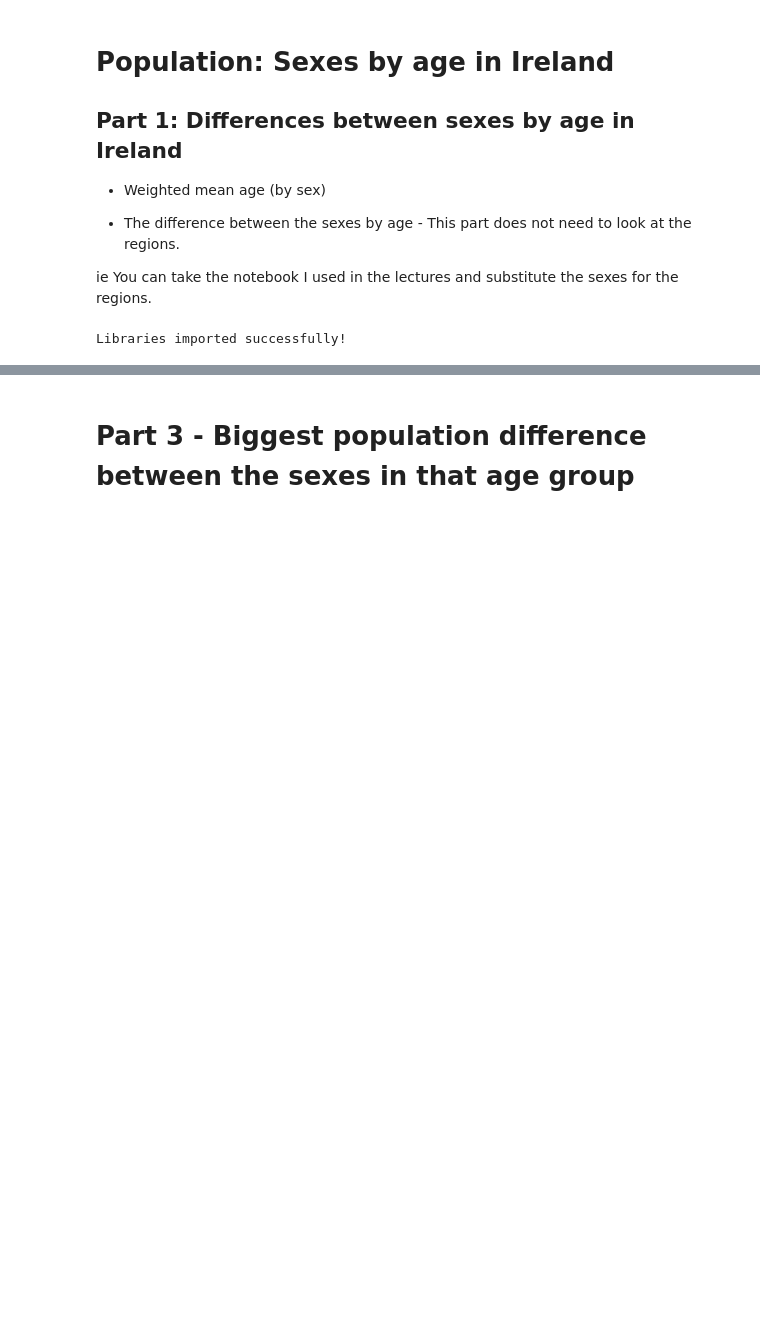
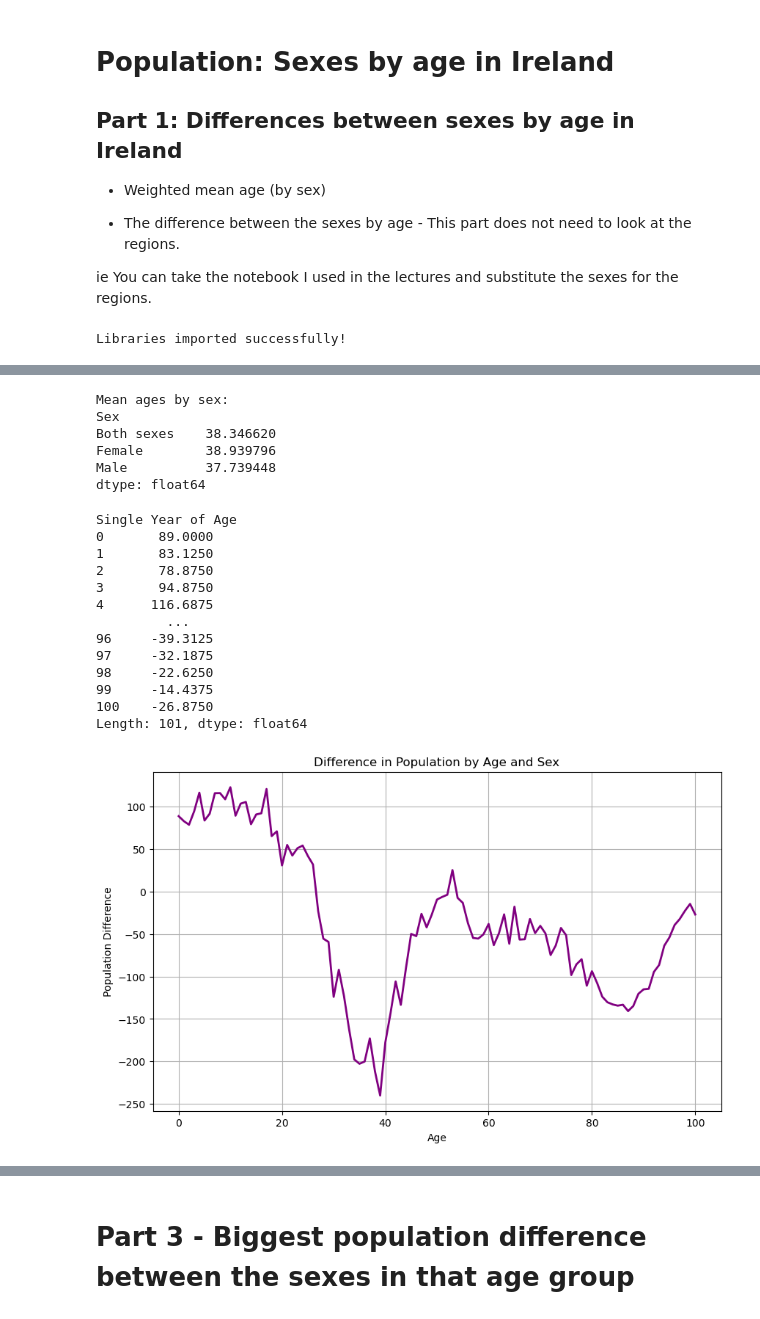
Before and after one commit to marianemcgrath/pfda, a Jupyter notebook: assignment/assignment05_population.ipynb, the cells around one changed output, grey strips where cells are left out. Cells and saved outputs as stored; diff of their text form; code cells hidden in the pictures; blank space fills up the shorter version.

```diff
--- a/assignment/assignment05_population.ipynb
+++ b/assignment/assignment05_population.ipynb
@@ -33,0 +108,46 @@ FileNotFoundError: [Errno 2] No such file or directory: '../../data/cso_populati
+# %%
+# Now, we'll calculate the mean age by sex
+# Using the lambda function to calculate weighted average, where x.index is the age and x.values is the population count
+mean_ages = df_analysis.apply(lambda x: np.average(x.index, weights=x.values))
+
+# Showing the mean ages by sex
+print("Mean ages by sex:")
+print(mean_ages)
+# %% [output]
+Mean ages by sex:
+Sex
+Both sexes    38.346620
+Female        38.939796
+Male          37.739448
+dtype: float64
+# %%
+# And we'll calculate the difference between sexes by age
+age_diff = df_analysis['Male'] - df_analysis['Female']
+
+# Display the age difference data
+display(age_diff)
+
+# Now, we plot the difference in population
+
+plt.figure(figsize=(10, 6))
+plt.plot(age_diff.index, age_diff, marker='', linewidth=2, color='purple')
+plt.title("Difference in Population by Age and Sex")
+plt.xlabel("Age")
+plt.ylabel("Population Difference")
+plt.grid()
+plt.show()
+# %% [output]
+Single Year of Age
+0       89.0000
+1       83.1250
+2       78.8750
+3       94.8750
+4      116.6875
+         ...
+96     -39.3125
+97     -32.1875
+98     -22.6250
+99     -14.4375
+100    -26.8750
+Length: 101, dtype: float64
+[figure, added]
```
Also changed, not shown: parts of 13 cells of this notebook, 4 other files.
